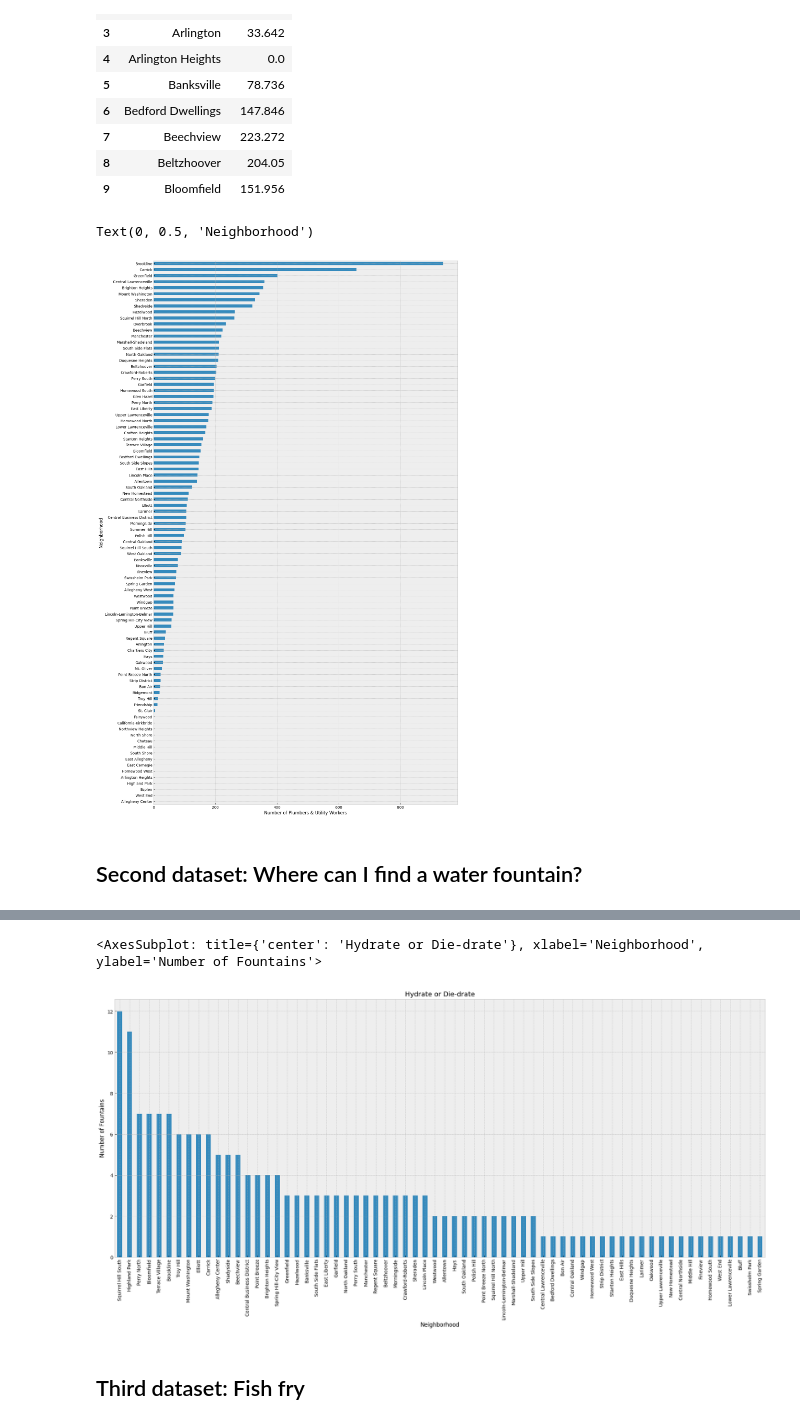
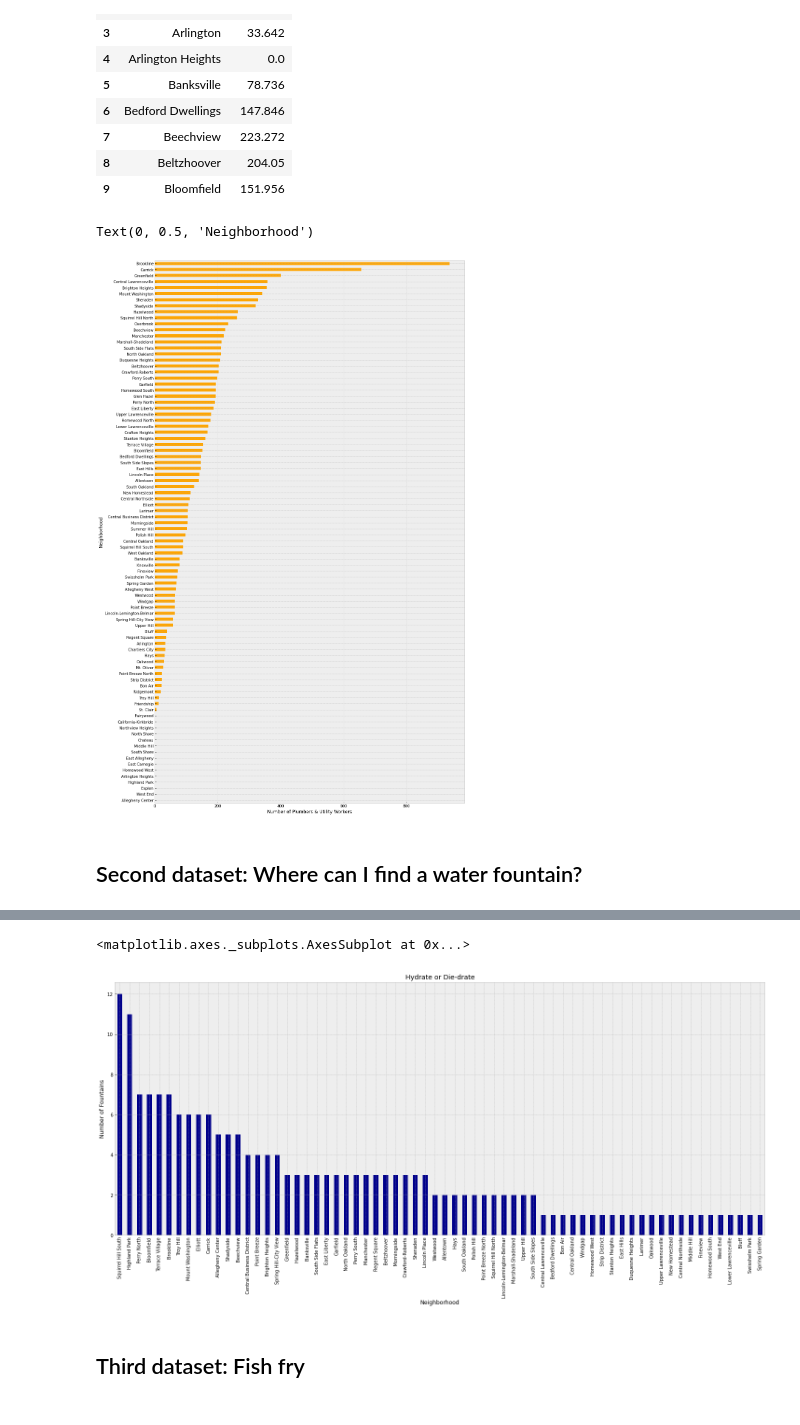
Before and after one commit to imrali02/best-pittsburgh-neighborhood, a Jupyter notebook: project.ipynb, the cells around one changed output, grey strips where cells are left out. Saved outputs shown, nothing was run; the diff lists cells and outputs as text; code cells hidden in the pictures.

```diff
--- a/project.ipynb
+++ b/project.ipynb
@@ -44,12 +52,12 @@ dataPlumbers = dataPlumbers.sort_values(by=["Plumbers"], ascending=True)
 neighborhoods = dataPlumbers['Neighborhood']
 dataPlumbers = dataPlumbers.set_index("Neighborhood")
 
-graph = dataPlumbers.plot.barh(figsize=(15,dataPlumbers.shape[0] * 0.3), legend=None)
+graph = dataPlumbers.plot.barh(figsize=(15,dataPlumbers.shape[0] * 0.3), legend=None, color=['orange'])
 graph.set_xlabel("Number of Plumbers & Utility Workers")
 graph.set_ylabel("Neighborhood")
 # %% [output]
 Text(0, 0.5, 'Neighborhood')
-[figure, old version]
+[figure, new version]
 # %% [markdown]
 ## Second dataset: Where can I find a water fountain?
 # %%
@@ -77,13 +85,12 @@ dataFountains.head()
 # %%
 # sort list by neighborhood count, which will show num of fountains
 numFountains = dataFountains['neighborhood'].value_counts().sort_values(ascending=False)
 
 # graphing the DataFrame
-plt.style.use("bmh")
-numFountains.plot(kind="bar",figsize=(25,10),style="",ylabel="Number of Fountains",xlabel="Neighborhood",title="Hydrate or Die-drate")
+numFountains.plot(kind="bar",figsize=(25,10),color='#00008B',ylabel="Number of Fountains",xlabel="Neighborhood",title="Hydrate or Die-drate")
 # %% [output]
-<AxesSubplot: title={'center': 'Hydrate or Die-drate'}, xlabel='Neighborhood', ylabel='Number of Fountains'>
+<matplotlib.axes._subplots.AxesSubplot at 0x...>
-[figure, old version]
+[figure, new version]
 # %% [markdown]
 ## Third dataset: Fish fry
 # %%
```
Also changed, not shown: parts of 10 cells of this notebook.
